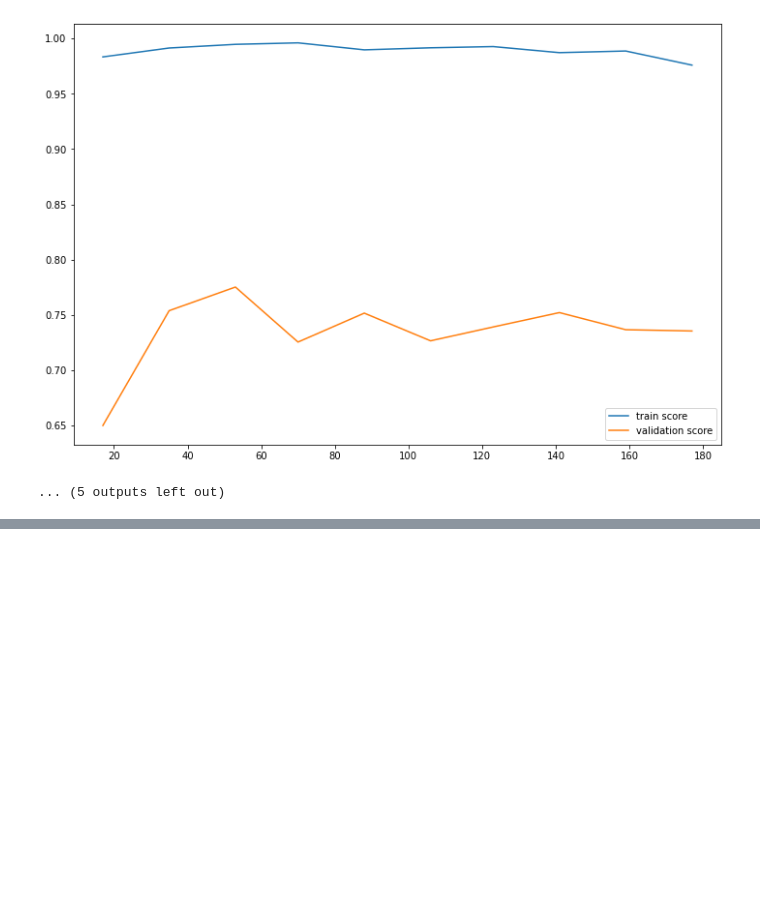
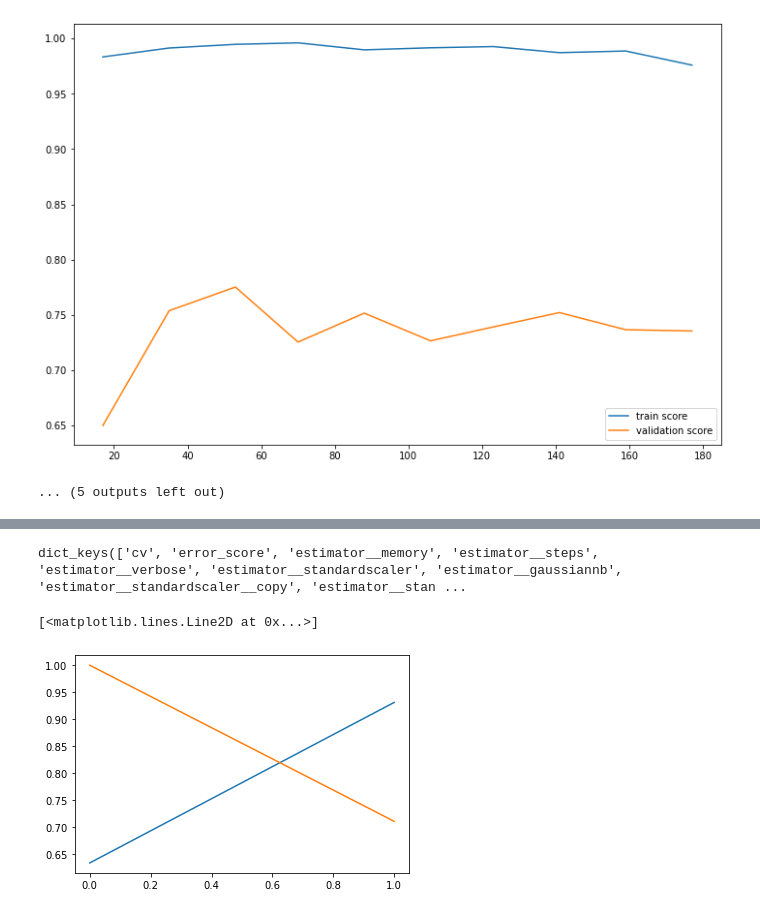
Before and after one commit to Omaraitbenhaddi/Heart-Disease-Prediction, a Jupyter notebook: Heart Disease.ipynb, the cells around one changed output, grey strips where cells are left out. Saved outputs shown, nothing was run; the diff lists cells and outputs as text; code cells hidden in the pictures; blank space fills up the shorter version.

Commit message:
optimization est precision recall curve

```diff
--- a/Heart Disease.ipynb
+++ b/Heart Disease.ipynb
@@ -348,0 +356,11 @@ weighted avg       0.77      0.73      0.74        60
+# %%
+
+hyper_parms = {
+    'gaussiannb__var_smoothing': np.logspace(1e-9,1e-10, num=100),
+
+}
+# %%
+from sklearn.model_selection import RandomizedSearchCV
+grid = RandomizedSearchCV(mod_pip2(naive_bayes.GaussianNB()),hyper_parms,scoring='f1',cv=4,n_iter=40)
+
+grid
@@ -348,0 +380,5 @@ weighted avg       0.77      0.73      0.74        60
+# %%
+grid.fit(X,Y)
+print(grid.best_params_)
+y_pred =grid.predict(X_test)
+print(classification_report(Y_test,y_pred))
@@ -348,0 +395,4 @@ weighted avg       0.77      0.73      0.74        60
+# %%
+grid.get_params().keys()
+# %% [output]
+dict_keys(['cv', 'error_score', 'estimator__memory', 'estimator__steps', 'estimator__verbose', 'estimator__standardscaler', 'estimator__gaussiannb', 'estimator__standardscaler__copy', 'estimator__stan ...
@@ -348,0 +401,8 @@ weighted avg       0.77      0.73      0.74        60
+# %%
+precision,recall , threshold=precision_recall_curve(Y_test, grid.best_estimator_.predict(X_test))
+# %%
+plt.plot(threshold,precision[:-1],label='precision')
+plt.plot(threshold,recall[:-1],label='recall')
+# %% [output]
+[<matplotlib.lines.Line2D at 0x...>]
+[figure, added]
```
Also changed, not shown: parts of 6 cells of this notebook.
